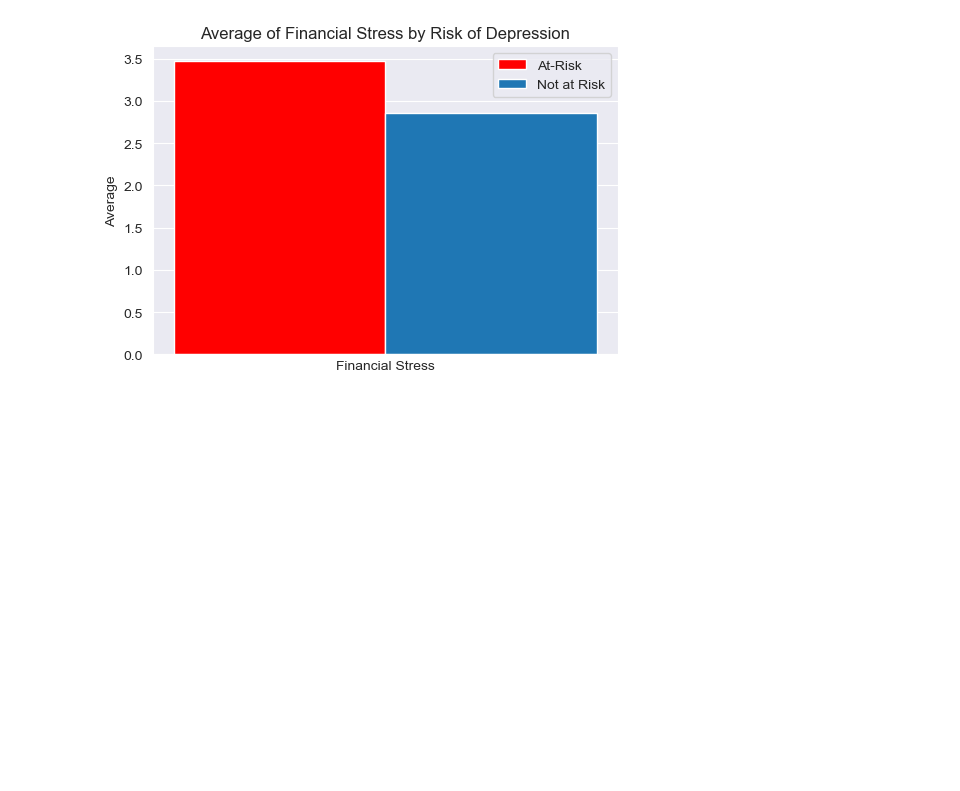
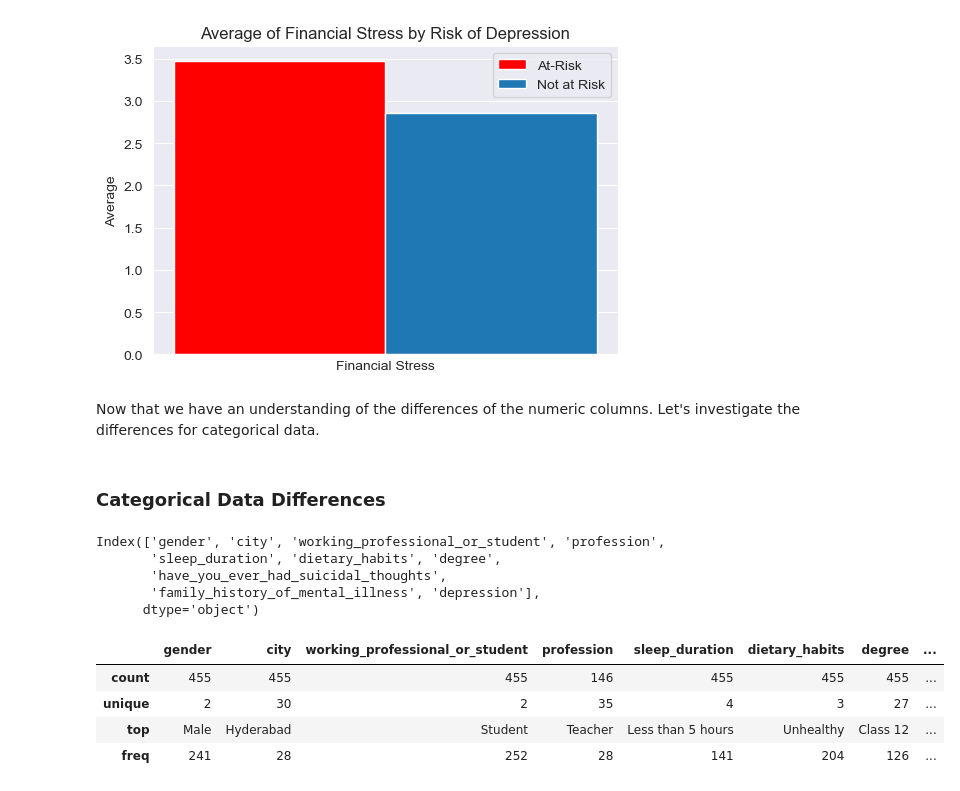
Before and after one commit to elijahlopez94/depression_survey_analysis, a Jupyter notebook: eda.ipynb, the cells around one changed output. Cells and saved outputs as stored; diff of their text form; code cells hidden in the pictures; blank space fills up the shorter version.

```diff
--- a/eda.ipynb
+++ b/eda.ipynb
@@ -401,3 +403,23 @@ for column in stat_sig_num_cols:
 [figure]
 [figure]
 [figure]
+# %% [markdown]
+Now that we have an understanding of the differences of the numeric columns. Let's investigate the differences for categorical data.
+# %% [markdown]
+### Categorical Data Differences
+# %%
+cat_cols
+# %% [output]
+Index(['gender', 'city', 'working_professional_or_student', 'profession',
+       'sleep_duration', 'dietary_habits', 'degree',
+       'have_you_ever_had_suicidal_thoughts',
+       'family_history_of_mental_illness', 'depression'],
+      dtype='object')
+# %%
+at_risk_df.describe(include='object')
+# %% [output]
+|  | gender | city | working_professional_or_student | profession | sleep_duration | dietary_habits | degree | ... |
+| count | 455 | 455 | 455 | 146 | 455 | 455 | 455 | ... |
+| unique | 2 | 30 | 2 | 35 | 4 | 3 | 27 | ... |
+| top | Male | Hyderabad | Student | Teacher | Less than 5 hours | Unhealthy | Class 12 | ... |
+| freq | 241 | 28 | 252 | 28 | 141 | 204 | 126 | ... |
```
Also changed, not shown: parts of 6 cells of this notebook.
